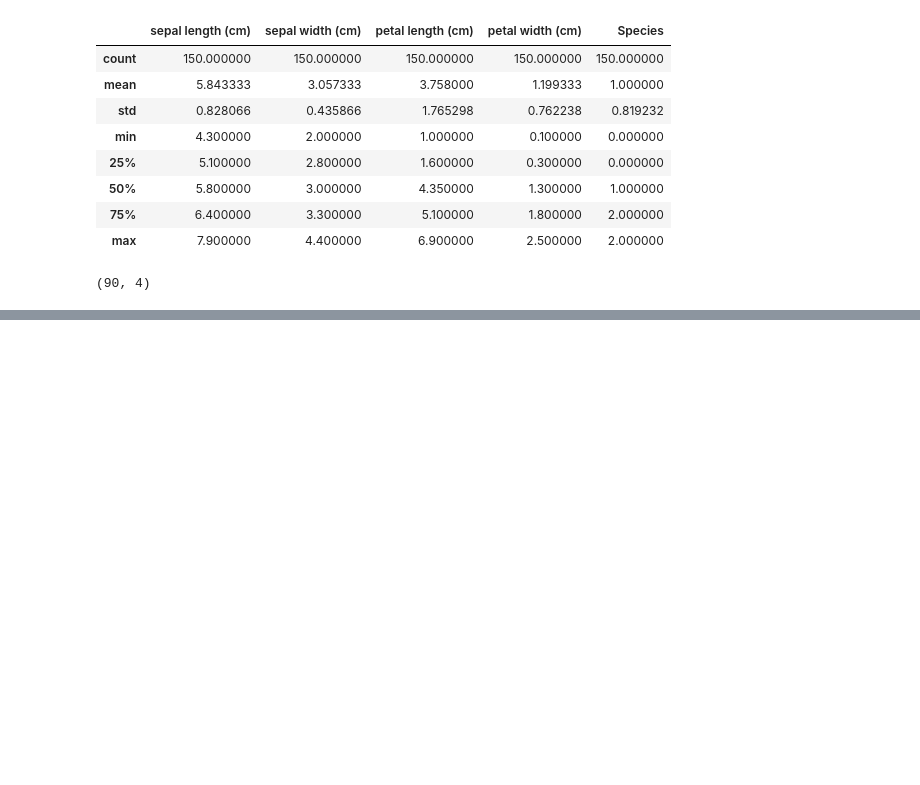
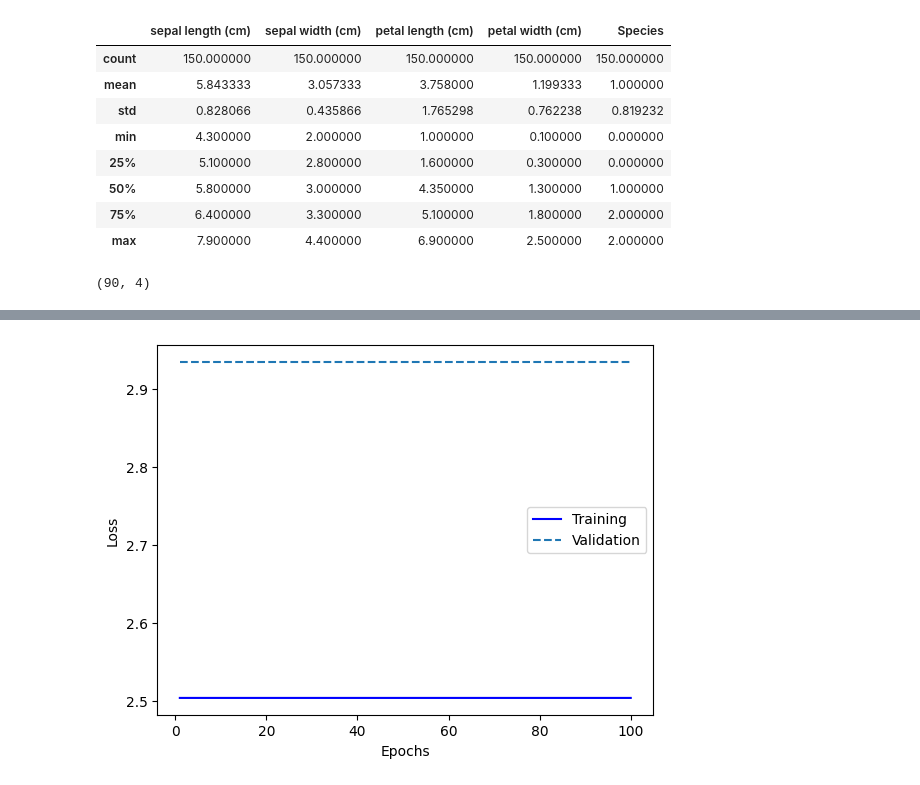
Before and after one commit to RodionPasynkov/ML_study, a Jupyter notebook: Iris Species/Iris Species.ipynb, the cells around one changed output, grey strips where cells are left out. Saved outputs shown, nothing was run; the diff lists cells and outputs as text; code cells hidden in the pictures; blank space fills up the shorter version.

```diff
--- a/Iris Species/Iris Species.ipynb
+++ b/Iris Species/Iris Species.ipynb
@@ -116,5 +118,5 @@ def build_model_2():
     model = models.Sequential()
     model.add(layers.Dense(64, activation='relu', input_shape=(train_data.shape[1],)))
     model.add(layers.Dense(1))
-    model.compile(optimizer="rmsprop", loss="sparse_categorical_crossentropy", metrics=["sparse_categorical_accuracy"])
+    model.compile(optimizer="rmsprop", loss="sparse_categorical_crossentropy", metrics=["mae"])
     return model
@@ -181,0 +123,14 @@ Epoch 2/2
+# %%
+spare_train_target =  np.array([[x] for x in train_target])
+spare_valid_target = np.array([[x] for x in valid_target])
+spare_test_target = np.array([[x] for x in test_target])
+# %%
+model_2 = build_model_2()
+history_2 = model_2.fit(train_data, spare_train_target, epochs=100, validation_data=(valid_data,spare_valid_target), verbose=0)
+# %%
+mae_history = history_2.history['mae']
+val_mae_history = history_2.history['val_mae']
+epochs = range(1, len(mae_history) + 1)
+plot_fit(epochs,mae_history,val_mae_history)
+# %% [output]
+[figure, added]
```
Also changed, not shown: parts of 11 cells of this notebook.
